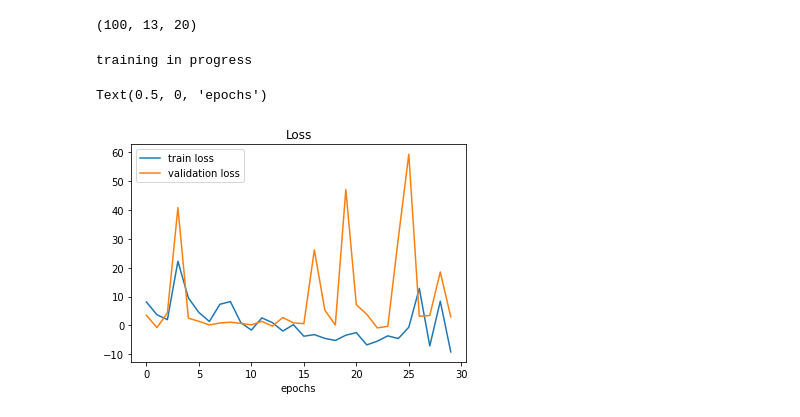
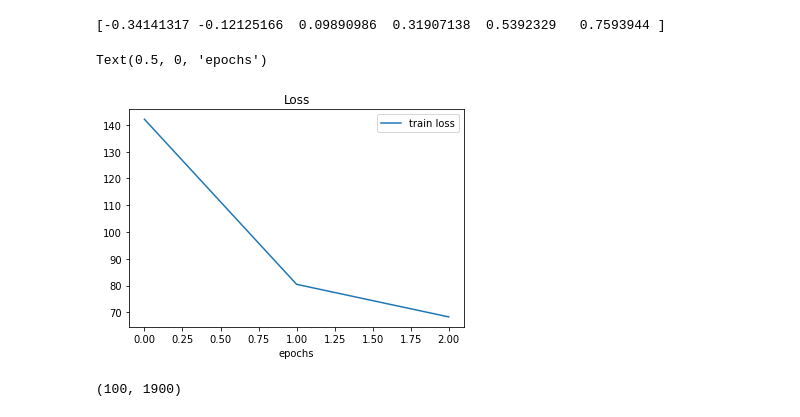
Before and after one commit to ur-whitelab/wazy, a Jupyter notebook: paper/BiLSTM.ipynb, the cells around one changed output. Saved outputs shown, nothing was run; the diff lists cells and outputs as text; code cells hidden in the pictures.

```diff
--- a/paper/BiLSTM.ipynb
+++ b/paper/BiLSTM.ipynb
@@ -68,6 +70,7 @@ c.shape = (
 c.dropout=0.2
 c.model_number = 5
 aconfig.train_epochs = 30
+aconfig.bo_epochs = 5
 # %%
 with open('../10kseqs.txt') as f:
     readfile = f.readlines()
@@ -155,23 +158,21 @@ train_seqs = [random.choice(random_seqs) for i in range(100)]
 train_ohc = get_ohc(train_seqs)
 train_labels = get_blosum_labels(train_seqs)
 # %%
-print(train_ohc.shape)
+train_reps = get_reps(train_seqs)[0]
+test_reps = get_reps(test_seqs)[0]
-# %% [output]
-(100, 13, 20)
 # %%
-params, train_loss, val_loss = ensemble_train(
-        key, train_t, c, train_ohc, train_labels, val_seqs=validation_ohc, val_labels=validation_labels, aconfig=aconfig
+params, train_loss = ensemble_train(
+        key, train_t, c, train_reps, train_labels,aconfig=aconfig
     )
 # %% [output]
-training in progress
+[-0.34141317 -0.12125166  0.09890986  0.31907138  0.5392329   0.7593944 ]
 # %%
 plt.figure()
 plt.plot(train_loss, label='train loss')
-plt.plot(val_loss, label='validation loss')
 plt.title('Loss')
 plt.legend()
 plt.xlabel('epochs')
 # %% [output]
 Text(0.5, 0, 'epochs')
-[figure, old version]
+[figure, new version]
 # %%
@@ -180,3 +181,7 @@ train_y_pred, train_y_std = get_results(key, params, train_ohc)
+# %%
+train_reps.shape
+# %% [output]
+(100, 1900)
 # %%
 y_pred = y_pred.flatten()
 y_std = y_std.flatten()
```
Also changed, not shown: parts of 6 cells of this notebook, 1 other file.
